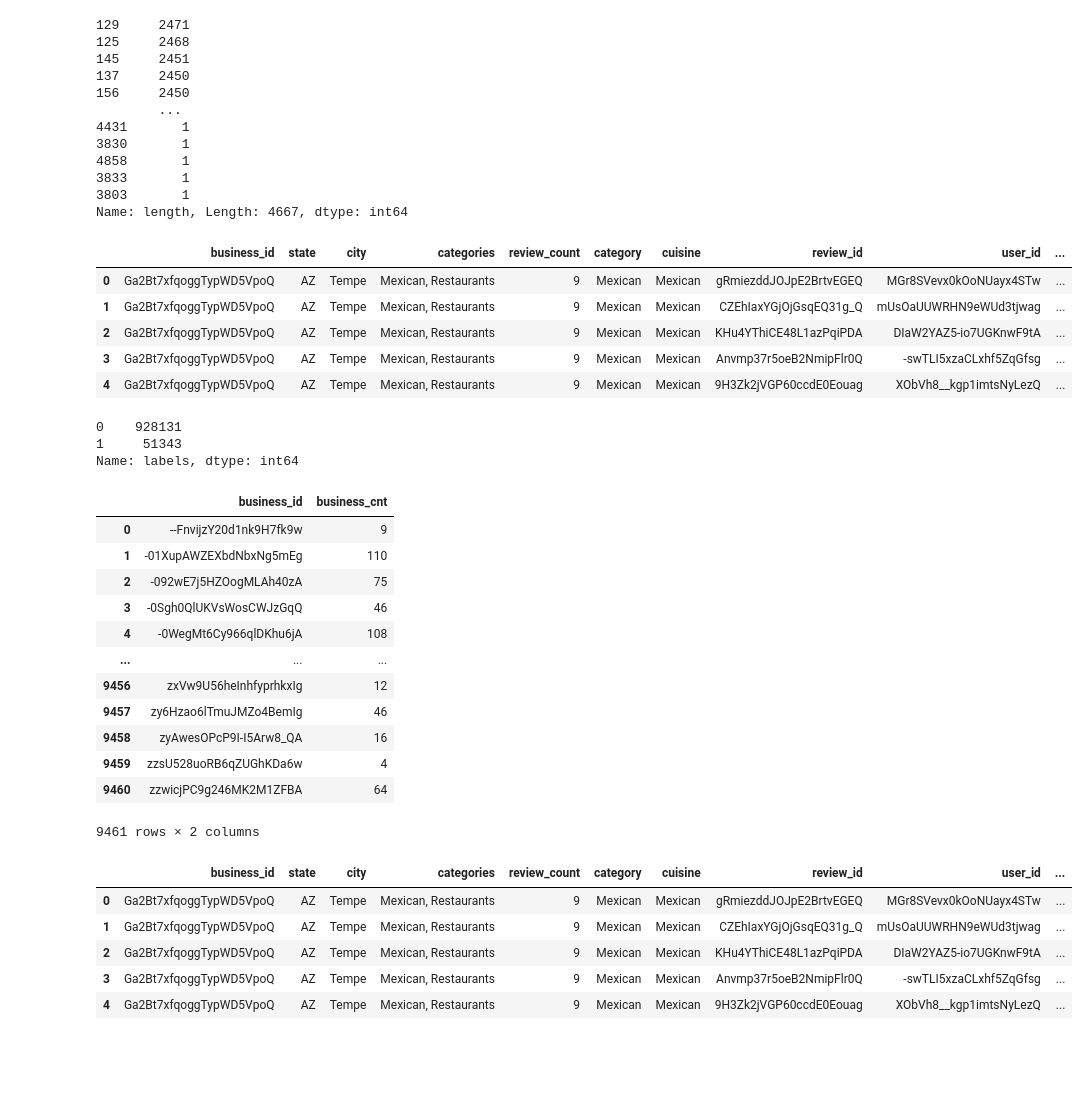
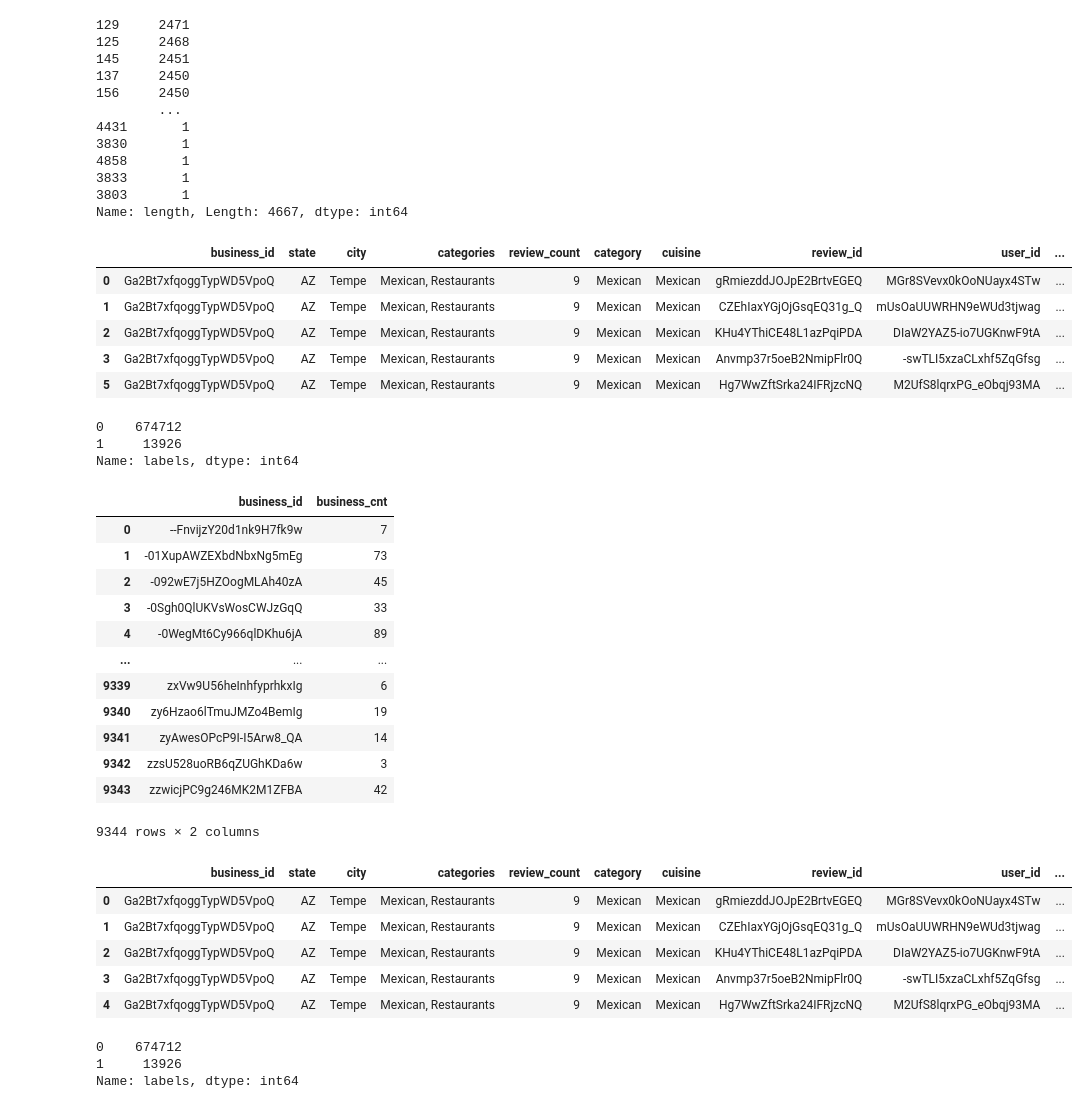
Before and after one commit to gracielu/w266_project_yelp, a Jupyter notebook: Yelp_Sample_1.ipynb, the cells around one changed output. Drawn from its saved outputs; the diff is of its cells as text; code cells hidden in the pictures; blank space fills up the shorter version.

```diff
--- a/Yelp_Sample_1.ipynb
+++ b/Yelp_Sample_1.ipynb
@@ -18,4 +18,5 @@ yelp_reviews.head(5)
 | 3 | Ga2Bt7xfqoggTypWD5VpoQ | AZ | Tempe | Mexican, Restaurants | 9 | Mexican | Mexican | Anvmp37r5oeB2NmipFlr0Q | -swTLI5xzaCLxhf5ZqGfsg | ... |
 | 4 | Ga2Bt7xfqoggTypWD5VpoQ | AZ | Tempe | Mexican, Restaurants | 9 | Mexican | Mexican | 9H3Zk2jVGP60ccdE0Eouag | XObVh8__kgp1imtsNyLezQ | ... |
 # %%
-# yelp_reviews['year'] = pd.DatetimeIndex(yelp_reviews['date']).year
+yelp_reviews['year'] = pd.DatetimeIndex(yelp_reviews['date']).year
+yelp_reviews['year'].value_counts()
@@ -52,22 +70,22 @@ yelp_reviews['length'].value_counts()
 3803       1
 Name: length, Length: 4667, dtype: int64
 # %%
-yelp_reviews = yelp_reviews[(yelp_reviews.useful!= 2) & (yelp_reviews.useful!= 3) & (yelp_reviews.useful!= 4)]
+yelp_reviews = yelp_reviews[(yelp_reviews.useful == 0) | (yelp_reviews.useful >= 10)]
 yelp_reviews["labels"] = yelp_reviews["useful"].apply(lambda x: 1 if x >= 5 else 0)
 # reviews=reviews[reviews.stars!=3]
 yelp_reviews.head()
 # %% [output]
 |  | business_id | state | city | categories | review_count | category | cuisine | review_id | user_id | ... |
 | 0 | Ga2Bt7xfqoggTypWD5VpoQ | AZ | Tempe | Mexican, Restaurants | 9 | Mexican | Mexican | gRmiezddJOJpE2BrtvEGEQ | MGr8SVevx0kOoNUayx4STw | ... |
 | 1 | Ga2Bt7xfqoggTypWD5VpoQ | AZ | Tempe | Mexican, Restaurants | 9 | Mexican | Mexican | CZEhIaxYGjOjGsqEQ31g_Q | mUsOaUUWRHN9eWUd3tjwag | ... |
 | 2 | Ga2Bt7xfqoggTypWD5VpoQ | AZ | Tempe | Mexican, Restaurants | 9 | Mexican | Mexican | KHu4YThiCE48L1azPqiPDA | DIaW2YAZ5-io7UGKnwF9tA | ... |
 | 3 | Ga2Bt7xfqoggTypWD5VpoQ | AZ | Tempe | Mexican, Restaurants | 9 | Mexican | Mexican | Anvmp37r5oeB2NmipFlr0Q | -swTLI5xzaCLxhf5ZqGfsg | ... |
-| 4 | Ga2Bt7xfqoggTypWD5VpoQ | AZ | Tempe | Mexican, Restaurants | 9 | Mexican | Mexican | 9H3Zk2jVGP60ccdE0Eouag | XObVh8__kgp1imtsNyLezQ | ... |
+| 5 | Ga2Bt7xfqoggTypWD5VpoQ | AZ | Tempe | Mexican, Restaurants | 9 | Mexican | Mexican | Hg7WwZftSrka24IFRjzcNQ | M2UfS8lqrxPG_eObqj93MA | ... |
 # %%
 yelp_reviews['labels'].value_counts()
 # %% [output]
-0    928131
-1     51343
+0    674712
+1     13926
 Name: labels, dtype: int64
 # %%
 business_cnt = pd.DataFrame(yelp_reviews.groupby('business_id')['business_id'].count())
@@ -77,18 +95,18 @@ business_cnt.columns = ['business_cnt']
 business_cnt.reset_index()
 # %% [output]
 |  | business_id | business_cnt |
-| 0 | --FnvijzY20d1nk9H7fk9w | 9 |
-| 1 | -01XupAWZEXbdNbxNg5mEg | 110 |
-| 2 | -092wE7j5HZOogMLAh40zA | 75 |
-| 3 | -0Sgh0QlUKVsWosCWJzGqQ | 46 |
-| 4 | -0WegMt6Cy966qlDKhu6jA | 108 |
+| 0 | --FnvijzY20d1nk9H7fk9w | 7 |
+| 1 | -01XupAWZEXbdNbxNg5mEg | 73 |
+| 2 | -092wE7j5HZOogMLAh40zA | 45 |
+| 3 | -0Sgh0QlUKVsWosCWJzGqQ | 33 |
+| 4 | -0WegMt6Cy966qlDKhu6jA | 89 |
 | ... | ... | ... |
-| 9456 | zxVw9U56heInhfyprhkxIg | 12 |
-| 9457 | zy6Hzao6lTmuJMZo4BemIg | 46 |
-| 9458 | zyAwesOPcP9I-I5Arw8_QA | 16 |
-| 9459 | zzsU528uoRB6qZUGhKDa6w | 4 |
-| 9460 | zzwicjPC9g246MK2M1ZFBA | 64 |
+| 9339 | zxVw9U56heInhfyprhkxIg | 6 |
+| 9340 | zy6Hzao6lTmuJMZo4BemIg | 19 |
+| 9341 | zyAwesOPcP9I-I5Arw8_QA | 14 |
+| 9342 | zzsU528uoRB6qZUGhKDa6w | 3 |
+| 9343 | zzwicjPC9g246MK2M1ZFBA | 42 |
-9461 rows × 2 columns
+9344 rows × 2 columns
 # %%
 yelp_reviews = pd.merge(yelp_reviews, business_cnt, on = 'business_id', how = 'inner')
 # %%
@@ -99,5 +117,5 @@ yelp_reviews.head(5)
 | 1 | Ga2Bt7xfqoggTypWD5VpoQ | AZ | Tempe | Mexican, Restaurants | 9 | Mexican | Mexican | CZEhIaxYGjOjGsqEQ31g_Q | mUsOaUUWRHN9eWUd3tjwag | ... |
 | 2 | Ga2Bt7xfqoggTypWD5VpoQ | AZ | Tempe | Mexican, Restaurants | 9 | Mexican | Mexican | KHu4YThiCE48L1azPqiPDA | DIaW2YAZ5-io7UGKnwF9tA | ... |
 | 3 | Ga2Bt7xfqoggTypWD5VpoQ | AZ | Tempe | Mexican, Restaurants | 9 | Mexican | Mexican | Anvmp37r5oeB2NmipFlr0Q | -swTLI5xzaCLxhf5ZqGfsg | ... |
-| 4 | Ga2Bt7xfqoggTypWD5VpoQ | AZ | Tempe | Mexican, Restaurants | 9 | Mexican | Mexican | 9H3Zk2jVGP60ccdE0Eouag | XObVh8__kgp1imtsNyLezQ | ... |
+| 4 | Ga2Bt7xfqoggTypWD5VpoQ | AZ | Tempe | Mexican, Restaurants | 9 | Mexican | Mexican | Hg7WwZftSrka24IFRjzcNQ | M2UfS8lqrxPG_eObqj93MA | ... |
 # %%
@@ -105,2 +123,8 @@ yelp_reviews.head(5)
+# %%
+yelp_reviews['labels'].value_counts()
+# %% [output]
+0    674712
+1     13926
+Name: labels, dtype: int64
 # %%
 # yelp_sample = yelp_reviews[yelp_reviews['year'] == 2019]
```
Also changed, not shown: parts of 10 cells of this notebook.
